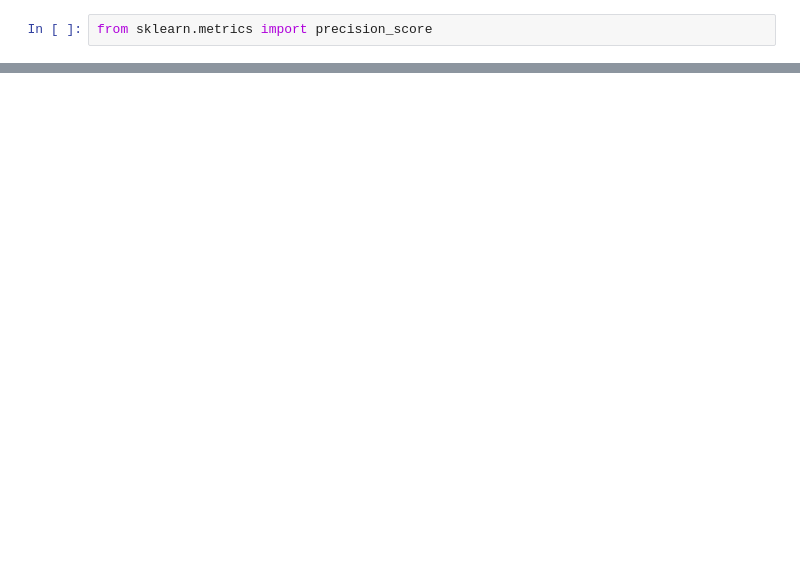
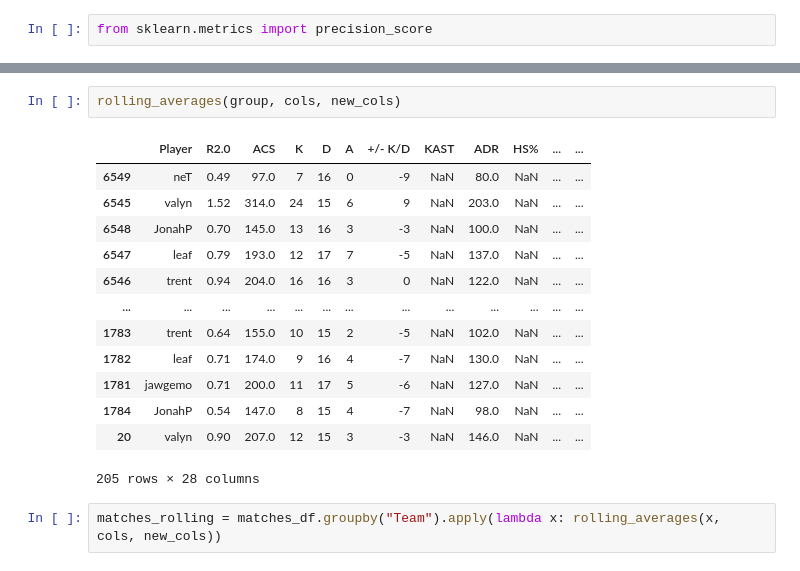
Before and after one commit to samueleallen/Valorant-Match-Predictor-w-Scraper-, a Jupyter notebook: ValorantMatchPredictor.ipynb, the cells around one changed output, grey strips where cells are left out. Drawn from its saved outputs; the diff is of its cells as text; blank space fills up the shorter version.

```diff
--- a/ValorantMatchPredictor.ipynb
+++ b/ValorantMatchPredictor.ipynb
@@ -239,0 +223,18 @@ DataError: Cannot aggregate non-numeric type: object
+# %%
+rolling_averages(group, cols, new_cols)
+# %% [output]
+|  | Player | R2.0 | ACS | K | D | A | +/- K/D | KAST | ADR | HS% | ... | ... |
+| 6549 | neT | 0.49 | 97.0 | 7 | 16 | 0 | -9 | NaN | 80.0 | NaN | ... | ... |
+| 6545 | valyn | 1.52 | 314.0 | 24 | 15 | 6 | 9 | NaN | 203.0 | NaN | ... | ... |
+| 6548 | JonahP | 0.70 | 145.0 | 13 | 16 | 3 | -3 | NaN | 100.0 | NaN | ... | ... |
+| 6547 | leaf | 0.79 | 193.0 | 12 | 17 | 7 | -5 | NaN | 137.0 | NaN | ... | ... |
+| 6546 | trent | 0.94 | 204.0 | 16 | 16 | 3 | 0 | NaN | 122.0 | NaN | ... | ... |
+| ... | ... | ... | ... | ... | ... | ... | ... | ... | ... | ... | ... | ... |
+| 1783 | trent | 0.64 | 155.0 | 10 | 15 | 2 | -5 | NaN | 102.0 | NaN | ... | ... |
+| 1782 | leaf | 0.71 | 174.0 | 9 | 16 | 4 | -7 | NaN | 130.0 | NaN | ... | ... |
+| 1781 | jawgemo | 0.71 | 200.0 | 11 | 17 | 5 | -6 | NaN | 127.0 | NaN | ... | ... |
+| 1784 | JonahP | 0.54 | 147.0 | 8 | 15 | 4 | -7 | NaN | 98.0 | NaN | ... | ... |
+| 20 | valyn | 0.90 | 207.0 | 12 | 15 | 3 | -3 | NaN | 146.0 | NaN | ... | ... |
+205 rows × 28 columns
+# %%
+matches_rolling = matches_df.groupby("Team").apply(lambda x: rolling_averages(x, cols, new_cols))
```
Also changed, not shown: parts of 26 cells of this notebook.
